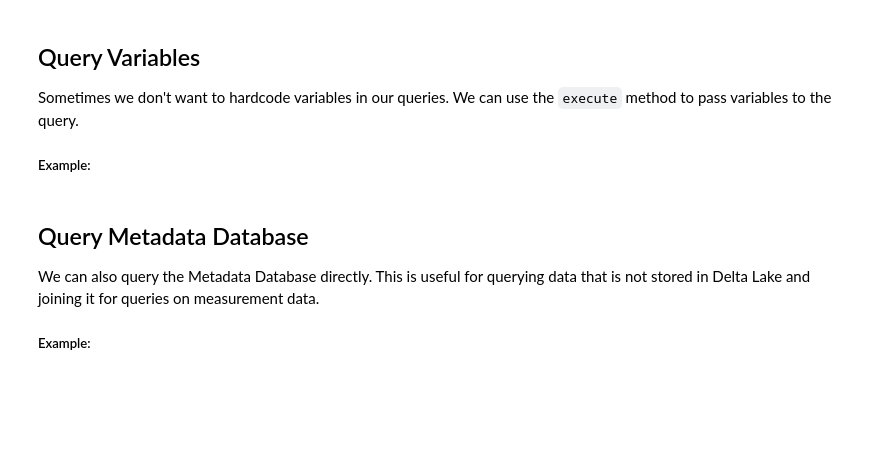
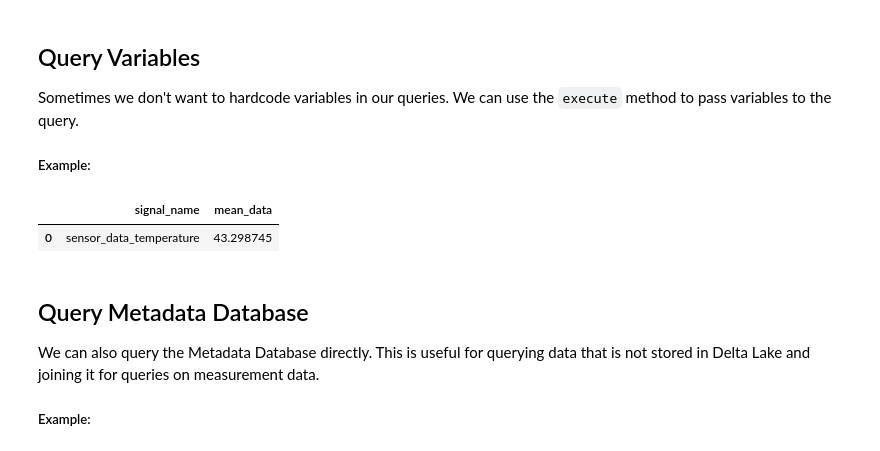
Before and after one commit to ecophysviz-lab/DiveDB, a Jupyter notebook: data_querying_documentation.ipynb, the cells around one changed output. Saved outputs shown, nothing was run; the diff lists cells and outputs as text; code cells hidden in the pictures; blank space fills up the shorter version.

```diff
--- a/data_querying_documentation.ipynb
+++ b/data_querying_documentation.ipynb
@@ -185,24 +209,27 @@ Sometimes we don't want to hardcode variables in our queries. We can use the `ex
 # %%
 import importlib
 
 # Reload the DuckPond module to pick up any changes
 import DiveDB.services.duck_pond
 importlib.reload(DiveDB.services.duck_pond)
 from DiveDB.services.duck_pond import DuckPond
 
 duckpond = DuckPond()
 
-signal_name = "sensor_data_temperature"
+label = "sensor_data_temperature"
 df = duckpond.conn.execute(f"""
-SELECT signal_name, avg(value) as mean_data
+SELECT label, avg(value) as mean_data
 FROM (
-    SELECT signal_name, unnest(values) as value
+    SELECT label, unnest(values) as value
     FROM DataLake
-    WHERE signal_name = $1
+    WHERE label = $1
 )
-GROUP BY signal_name
-""", [signal_name]).df()
+GROUP BY label
+""", [label]).df()
 display(df)
+# %% [output]
+|  | signal_name | mean_data |
+| 0 | sensor_data_temperature | 43.298745 |
 # %% [markdown]
 ## Query Metadata Database
 We can also query the Metadata Database directly. This is useful for querying data that is not stored in Delta Lake and joining it for queries on measurement data.
```
Also changed, not shown: parts of 8 cells of this notebook, 5 other files.
